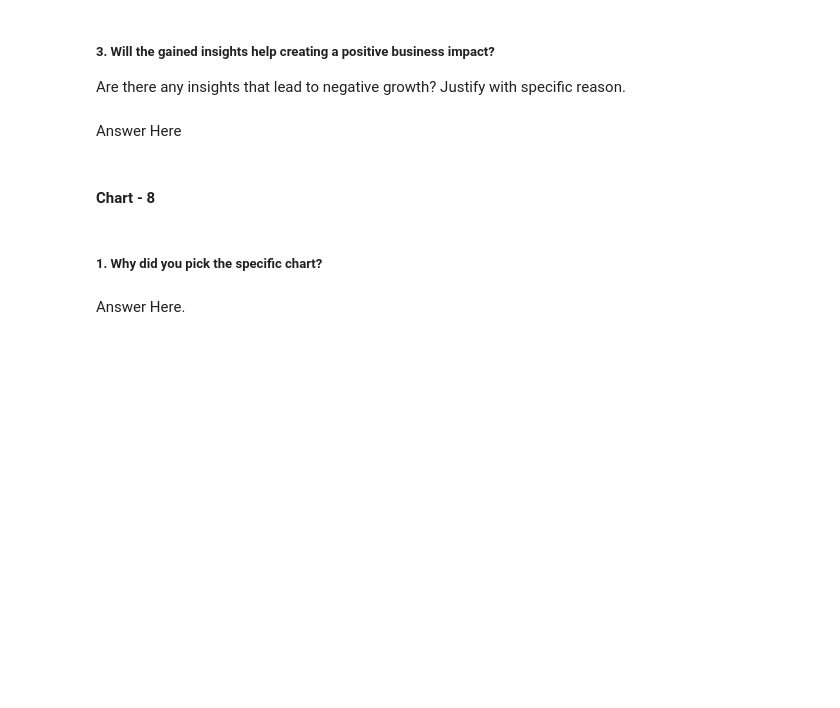
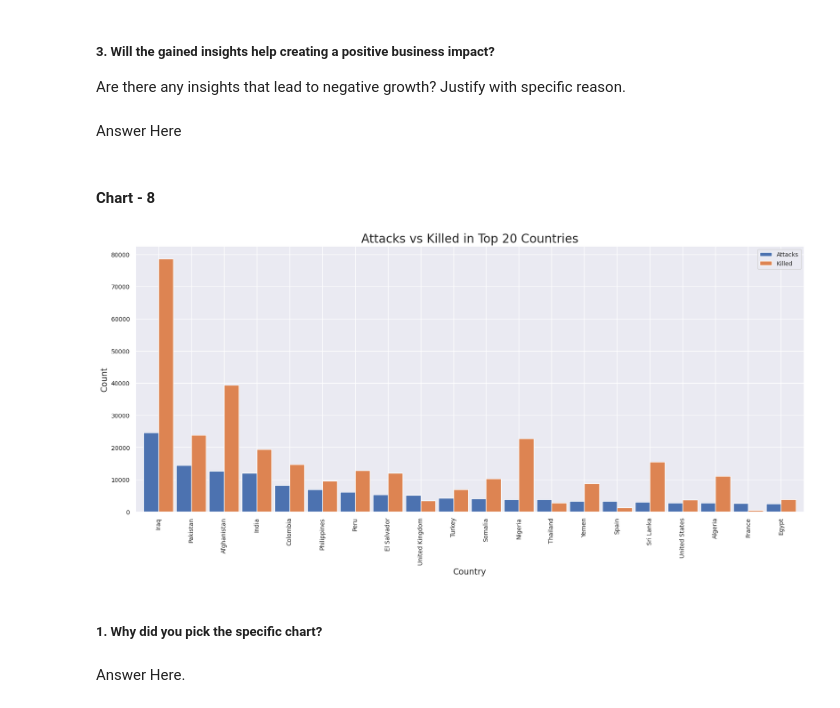
Before and after one commit to Shubham-kumar149/Data-Visualization-With-Python, a Jupyter notebook: Capstone_Project_EDA_on_Global_Terrorism_Dataset.ipynb, the cells around one changed output. Drawn from its saved outputs; the diff is of its cells as text; code cells hidden in the pictures; blank space fills up the shorter version.

```diff
--- a/Capstone_Project_EDA_on_Global_Terrorism_Dataset.ipynb
+++ b/Capstone_Project_EDA_on_Global_Terrorism_Dataset.ipynb
@@ -585,3 +630,18 @@ Answer Here
+# %%
+# Chart - 8 visualization code
+
+count_attacks = df['Country'].value_counts()[:20].to_frame() # Top 20 countries by number of attacks.
+count_attacks.columns=['Attacks']
+count_kill = df.groupby('Country')['Killed'].sum().to_frame()  # Total people killed in each country.
+count_attacks.merge(count_kill, left_index=True, right_index=True, how='left').plot.bar(width=0.9) # Merging both data together to get desired visualization
+plt.xlabel("Country", fontsize=14)
+plt.ylabel("Count", fontsize=14)
+fig=plt.gcf()
+fig.set_size_inches(20, 8)
+plt.title("Attacks vs Killed in Top 20 Countries", fontsize=20)
+plt.show()
+# %% [output]
+[figure, added]
 # %% [markdown]
 ##### 1. Why did you pick the specific chart?
 # %% [markdown]
```
Also changed, not shown: parts of 8 cells of this notebook.
